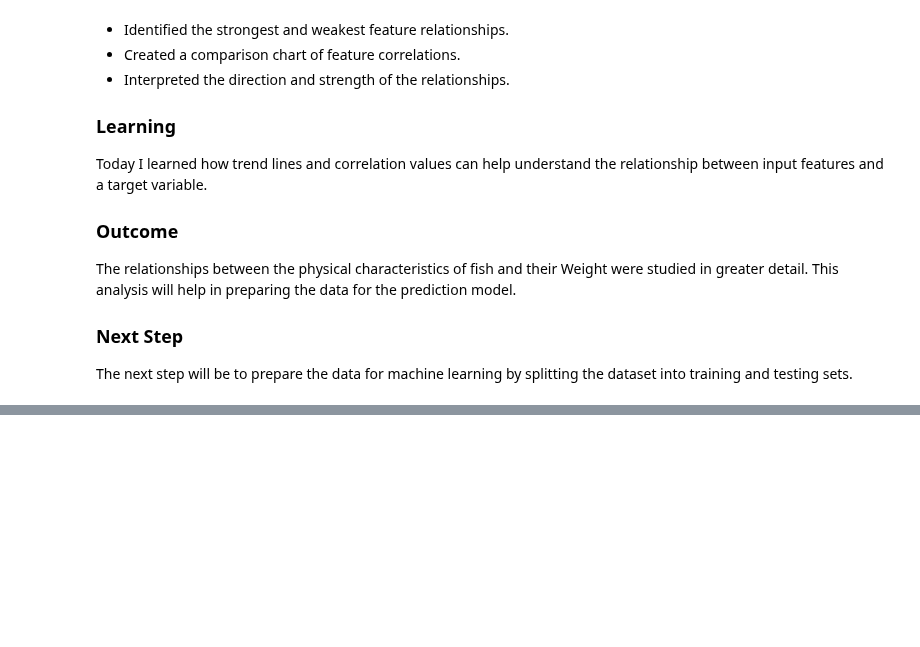
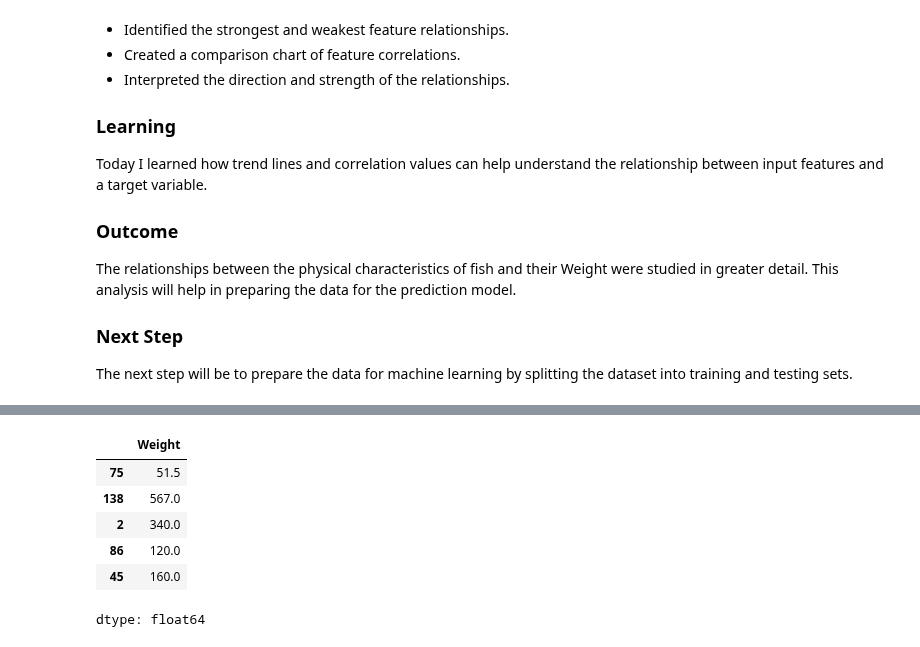
Before and after one commit to abhipsa29-cloud/Fish-Weight-Prediction, a Jupyter notebook: Fish_Weight_Prediction.ipynb, the cells around one changed output, grey strips where cells are left out. Saved outputs shown, nothing was run; the diff lists cells and outputs as text; code cells hidden in the pictures; blank space fills up the shorter version.

```diff
--- a/Fish_Weight_Prediction.ipynb
+++ b/Fish_Weight_Prediction.ipynb
@@ -1513,0 +1588,10 @@ splitting the dataset into training and testing sets.
+# %%
+y_train.head()
+# %% [output]
+|  | Weight |
+| 75 | 51.5 |
+| 138 | 567.0 |
+| 2 | 340.0 |
+| 86 | 120.0 |
+| 45 | 160.0 |
+dtype: float64
```
Also changed, not shown: parts of 18 cells of this notebook.
